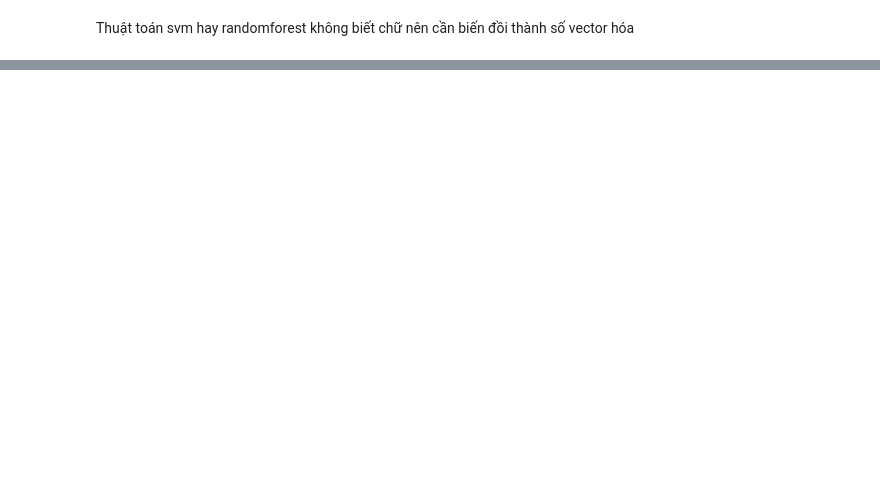
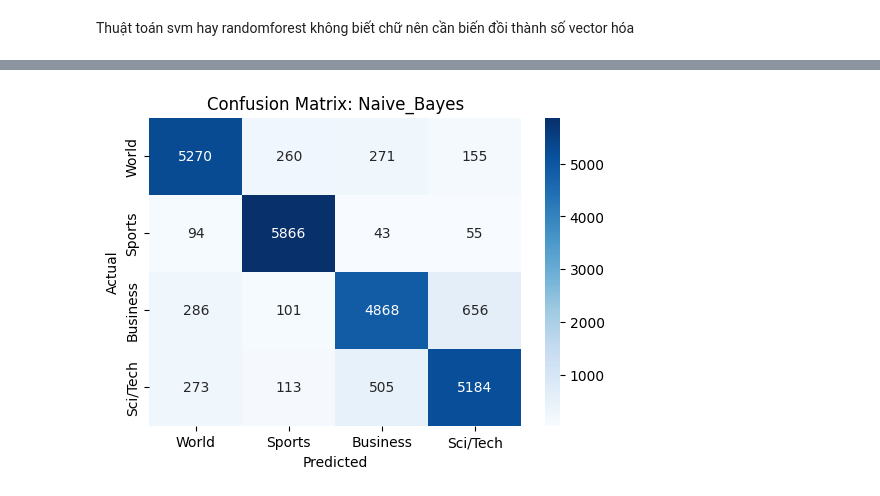
Before and after one commit to Ren4g/sgu26_KnowlegeTechnology, a Jupyter notebook: notebooks/03_model_experiment.ipynb, the cells around one changed output, grey strips where cells are left out. Cells and saved outputs as stored; diff of their text form; code cells hidden in the pictures; blank space fills up the shorter version.

```diff
--- a/notebooks/03_model_experiment.ipynb
+++ b/notebooks/03_model_experiment.ipynb
@@ -1,2 +1,93 @@
 # %% [markdown]
 Thuật toán svm hay randomforest không biết chữ nên cần biến đồi thành số vector hóa
+# %%
+import pandas as pd
+import numpy as np
+import matplotlib.pyplot as plt
+import seaborn as sns
+from sklearn.feature_extraction.text import TfidfVectorizer
+from sklearn.model_selection import train_test_split
+from sklearn.svm import LinearSVC
+from sklearn.linear_model import LogisticRegression
+from sklearn.naive_bayes import MultinomialNB
+from sklearn.metrics import classification_report, accuracy_score, confusion_matrix
+import joblib
+import os
+import time
+
+# --- CẤU HÌNH ---
+DATA_PATH = "../data/raw/train.csv"
+MODEL_DIR = "../models"
+os.makedirs(MODEL_DIR, exist_ok=True)
+MAPPING = ["", "World", "Sports", "Business", "Sci/Tech"] # Dành cho AG News
+
+print("🚀 === SO SÁNH & LƯU TẤT CẢ MÔ HÌNH === 🚀\n")
+
+# 1. Đọc dữ liệu
+df = pd.read_csv(DATA_PATH).fillna("")
+df['text'] = (df['Title'] + ' ' + df['Description'])
+vectorizer = TfidfVectorizer(max_features=3000)
+X = vectorizer.fit_transform(df['text'])
+y = df['Class_Index']
+
+# Lưu vectorizer dùng chung cho tất cả các model sau này
+joblib.dump(vectorizer, os.path.join(MODEL_DIR, "tfidf_vectorizer_baseline.pkl"))
+
+# 3. Chia Train/Test
+X_train, X_test, y_train, y_test = train_test_split(X, y, test_size=0.2, random_state=42)
+
+# 4. Danh sách thuật toán
+models_to_test = {
+    'Naive_Bayes': MultinomialNB(),
+    'Logistic_Regression': LogisticRegression(max_iter=2000, random_state=42),
+    'LinearSVC': LinearSVC(max_iter=4000, random_state=42, dual='auto')
+}
+
+best_accuracy = 0
+summary_results = []
+
+# Huấn luyện và Đánh giá
+for name, model in models_to_test.items():
+    print(f"\n📦 Đang xử lý: {name}...")
+
+    start_time = time.time()
+    model.fit(X_train, y_train)
+    elapsed = time.time() - start_time
+
+    y_pred = model.predict(X_test)
+    acc = accuracy_score(y_test, y_pred)
+
+    # Lưu TỪNG mô hình vào file riêng
+    model_filename = f"{name.lower()}.pkl"
+    joblib.dump(model, os.path.join(MODEL_DIR, model_filename))
+
+    # Lưu kết quả tổng quan
+    summary_results.append({'Model': name, 'Accuracy': acc, 'Time': elapsed})
+
+    if acc > best_accuracy:
+        best_accuracy = acc
+        joblib.dump(model, os.path.join(MODEL_DIR, "best_classifier_baseline.pkl"))
+        best_name = name
+
+    # In Metrics chi tiết (Precision, Recall, F1)
+    print(classification_report(y_test, y_pred, target_names=MAPPING[1:]))
+
+    # Vẽ Confusion Matrix
+    cm = confusion_matrix(y_test, y_pred)
+    plt.figure(figsize=(6, 4))
+    sns.heatmap(cm, annot=True, fmt='d', cmap='Blues',
+                xticklabels=MAPPING[1:], yticklabels=MAPPING[1:])
+    plt.title(f'Confusion Matrix: {name}')
+    plt.ylabel('Actual')
+    plt.xlabel('Predicted')
+    plt.show()
+
+# 5. Bảng tổng kết cuối cùng
+print("\n" + "="*50)
+print(f"{'THUẬT TOÁN':<20} | {'ACCURACY':<10} | {'TIME':<10}")
+print("-"*50)
+for res in summary_results:
+    print(f"{res['Model']:<20} | {res['Accuracy']:.4f}     | {res['Time']:.2f}s")
+print("="*50)
+print(f"🏆 MÔ HÌNH TỐT NHẤT: {best_name} (Đã lưu vào best_classifier.pkl)")
+# %% [output]
@@ -2,0 +108 @@ Thuật toán svm hay randomforest không biết chữ nên cần biến đồi
+[figure, added]
```
Also changed, not shown: parts of 3 cells of this notebook, 40 other files.
